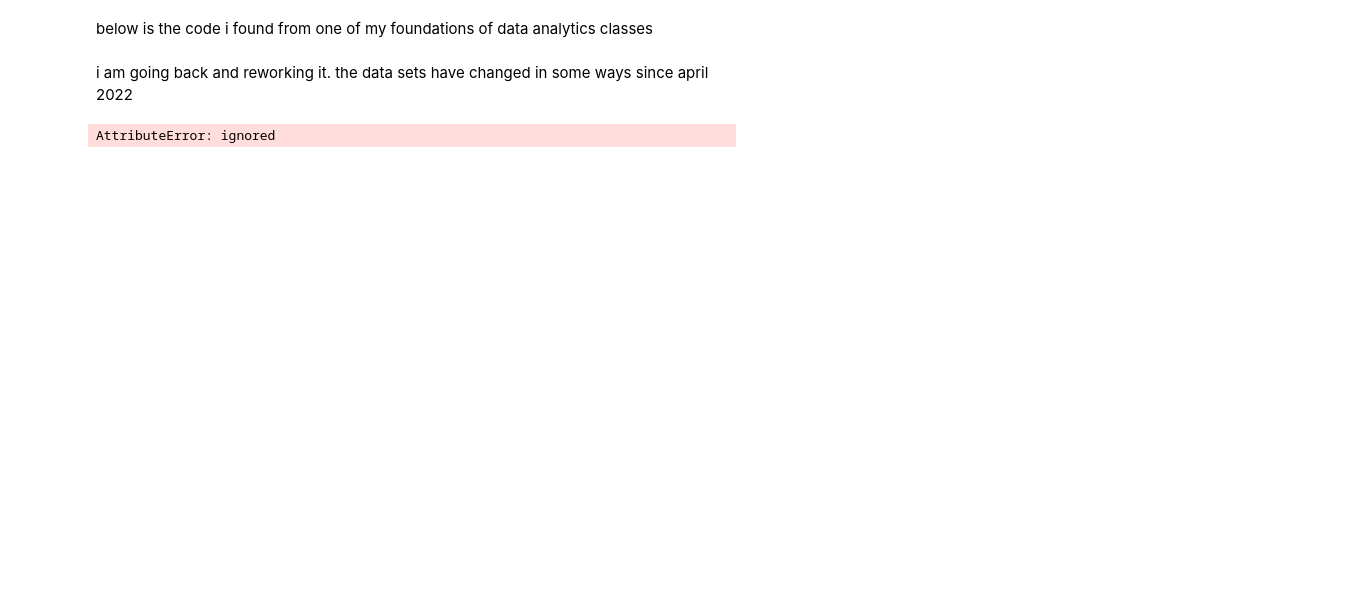
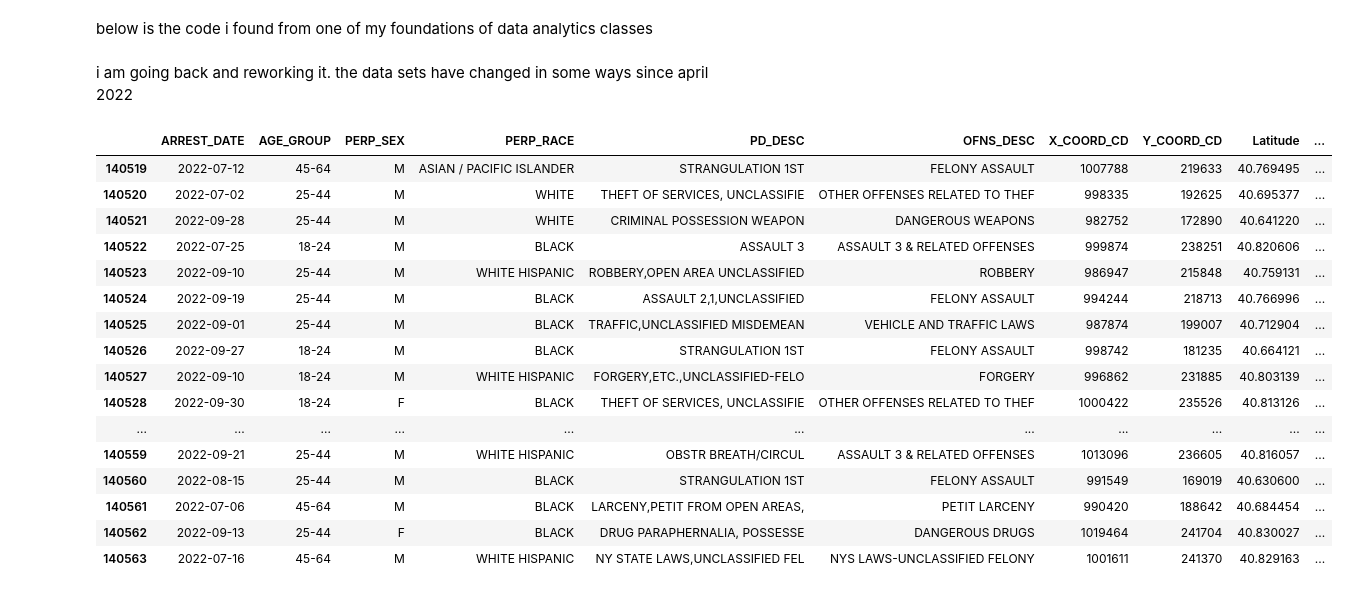
Before and after one commit to MarcusQuigley/Mel-main, a Jupyter notebook: Intro_to_Data_Analysis_with_Python.ipynb, the cells around one changed output. Saved outputs shown, nothing was run; the diff lists cells and outputs as text; code cells hidden in the pictures; blank space fills up the shorter version.

```diff
--- a/Intro_to_Data_Analysis_with_Python.ipynb
+++ b/Intro_to_Data_Analysis_with_Python.ipynb
@@ -24,5 +48,5 @@ import matplotlib.pyplot as plt
 #     cur_dir = os.path.dirname()
 # %%
 # Read the csv
-mvc_c = pd.read_csv('/content/drive/MyDrive/PredictiveAnalytics/101/data/Motor_Vehicle_Collisions_-_Crashes.csv', na_values = ['NA', '?'], delim_whitespace=True)
+nypd_a_y2d = pd.read_csv('/content/drive/MyDrive/PredictiveAnalytics/101/data/NYPD_Arrest_Data__Year_to_Date_.csv')
 # %%
@@ -65,11 +120,32 @@ below is the code i found from one of my foundations of data analytics classes
 i am going back and reworking it. the data sets have changed in some ways since april 2022
 # %%
 # Converting the date column to its specified data type
-mvc_c['DATE'] = pd.to_datetime(mvc_c.DATE)
+nypd_a_y2d['ARREST_DATE'] = pd.to_datetime(nypd_a_y2d.ARREST_DATE)
-# %% [output]
-AttributeError: ignored
 # %%
 # Creating three new columns for easy querying
-mvc_c['YEAR'] = mvc_c.DATE.dt.year
-mvc_c['MONTH'] = mvc_c.DATE.dt.month
-mvc_c['DAY'] = mvc_c.DATE.dt.day
+nypd_a_y2d['YEAR'] = nypd_a_y2d.ARREST_DATE.dt.year
+nypd_a_y2d['MONTH'] = nypd_a_y2d.ARREST_DATE.dt.month
+nypd_a_y2d['DAY'] = nypd_a_y2d.ARREST_DATE.dt.day
+# %%
+# Considering columns beneficial for visualizing
+nypd_a_y2d = nypd_a_y2d[['ARREST_DATE','AGE_GROUP', 'PERP_SEX', 'PERP_RACE', 'PD_DESC', 'OFNS_DESC', 'X_COORD_CD','Y_COORD_CD', 'Latitude', 'Longitude','YEAR', 'MONTH', 'DAY']]
+# %%
+nypd_a_y2d.tail(45)
+# %% [output]
+|  | ARREST_DATE | AGE_GROUP | PERP_SEX | PERP_RACE | PD_DESC | OFNS_DESC | X_COORD_CD | Y_COORD_CD | Latitude | ... |
+| 140519 | 2022-07-12 | 45-64 | M | ASIAN / PACIFIC ISLANDER | STRANGULATION 1ST | FELONY ASSAULT | 1007788 | 219633 | 40.769495 | ... |
+| 140520 | 2022-07-02 | 25-44 | M | WHITE | THEFT OF SERVICES, UNCLASSIFIE | OTHER OFFENSES RELATED TO THEF | 998335 | 192625 | 40.695377 | ... |
+| 140521 | 2022-09-28 | 25-44 | M | WHITE | CRIMINAL POSSESSION WEAPON | DANGEROUS WEAPONS | 982752 | 172890 | 40.641220 | ... |
+| 140522 | 2022-07-25 | 18-24 | M | BLACK | ASSAULT 3 | ASSAULT 3 & RELATED OFFENSES | 999874 | 238251 | 40.820606 | ... |
+| 140523 | 2022-09-10 | 25-44 | M | WHITE HISPANIC | ROBBERY,OPEN AREA UNCLASSIFIED | ROBBERY | 986947 | 215848 | 40.759131 | ... |
+| 140524 | 2022-09-19 | 25-44 | M | BLACK | ASSAULT 2,1,UNCLASSIFIED | FELONY ASSAULT | 994244 | 218713 | 40.766996 | ... |
+| 140525 | 2022-09-01 | 25-44 | M | BLACK | TRAFFIC,UNCLASSIFIED MISDEMEAN | VEHICLE AND TRAFFIC LAWS | 987874 | 199007 | 40.712904 | ... |
+| 140526 | 2022-09-27 | 18-24 | M | BLACK | STRANGULATION 1ST | FELONY ASSAULT | 998742 | 181235 | 40.664121 | ... |
+| 140527 | 2022-09-10 | 18-24 | M | WHITE HISPANIC | FORGERY,ETC.,UNCLASSIFIED-FELO | FORGERY | 996862 | 231885 | 40.803139 | ... |
+| 140528 | 2022-09-30 | 18-24 | F | BLACK | THEFT OF SERVICES, UNCLASSIFIE | OTHER OFFENSES RELATED TO THEF | 1000422 | 235526 | 40.813126 | ... |
+| ... | ... | ... | ... | ... | ... | ... | ... | ... | ... | ... |
+| 140559 | 2022-09-21 | 25-44 | M | WHITE HISPANIC | OBSTR BREATH/CIRCUL | ASSAULT 3 & RELATED OFFENSES | 1013096 | 236605 | 40.816057 | ... |
+| 140560 | 2022-08-15 | 25-44 | M | BLACK | STRANGULATION 1ST | FELONY ASSAULT | 991549 | 169019 | 40.630600 | ... |
+| 140561 | 2022-07-06 | 45-64 | M | BLACK | LARCENY,PETIT FROM OPEN AREAS, | PETIT LARCENY | 990420 | 188642 | 40.684454 | ... |
+| 140562 | 2022-09-13 | 25-44 | F | BLACK | DRUG PARAPHERNALIA, POSSESSE | DANGEROUS DRUGS | 1019464 | 241704 | 40.830027 | ... |
+| 140563 | 2022-07-16 | 45-64 | M | WHITE HISPANIC | NY STATE LAWS,UNCLASSIFIED FEL | NYS LAWS-UNCLASSIFIED FELONY | 1001611 | 241370 | 40.829163 | ... |
```
Also changed, not shown: parts of 20 cells of this notebook.
